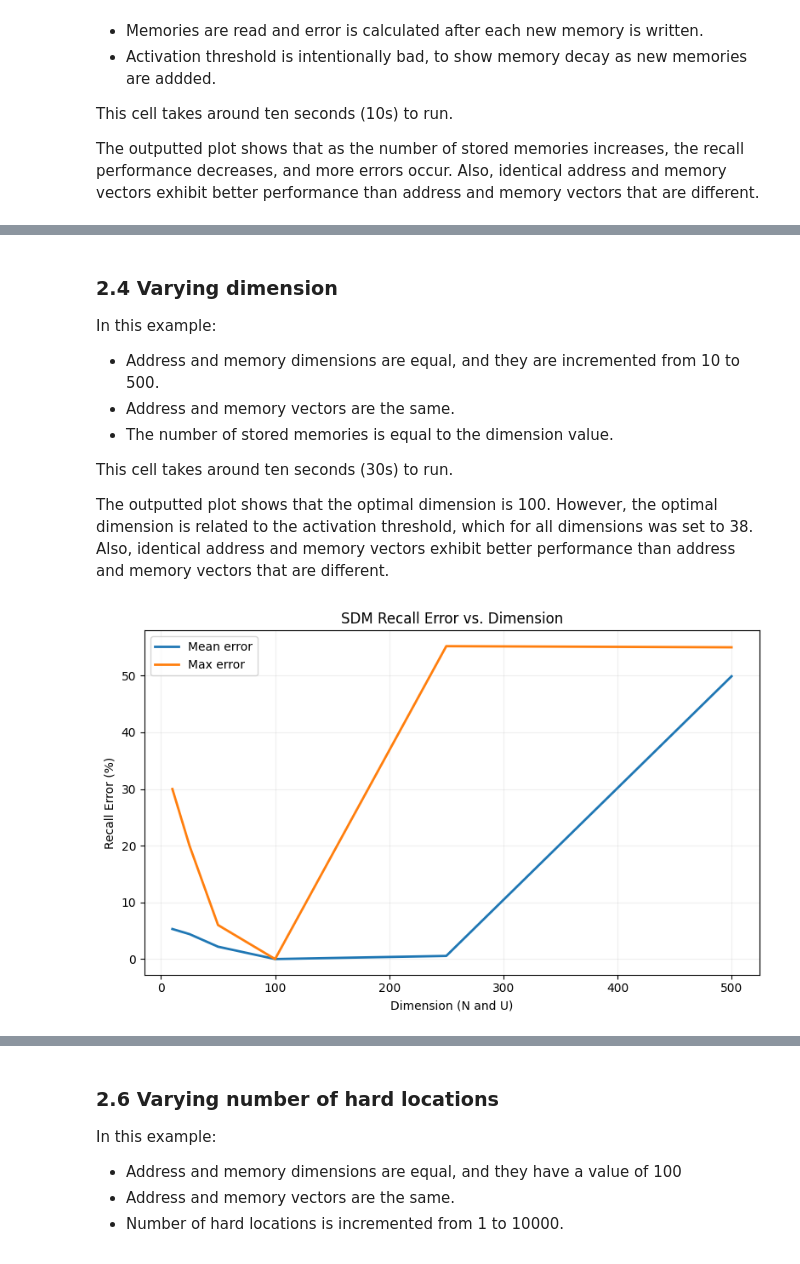
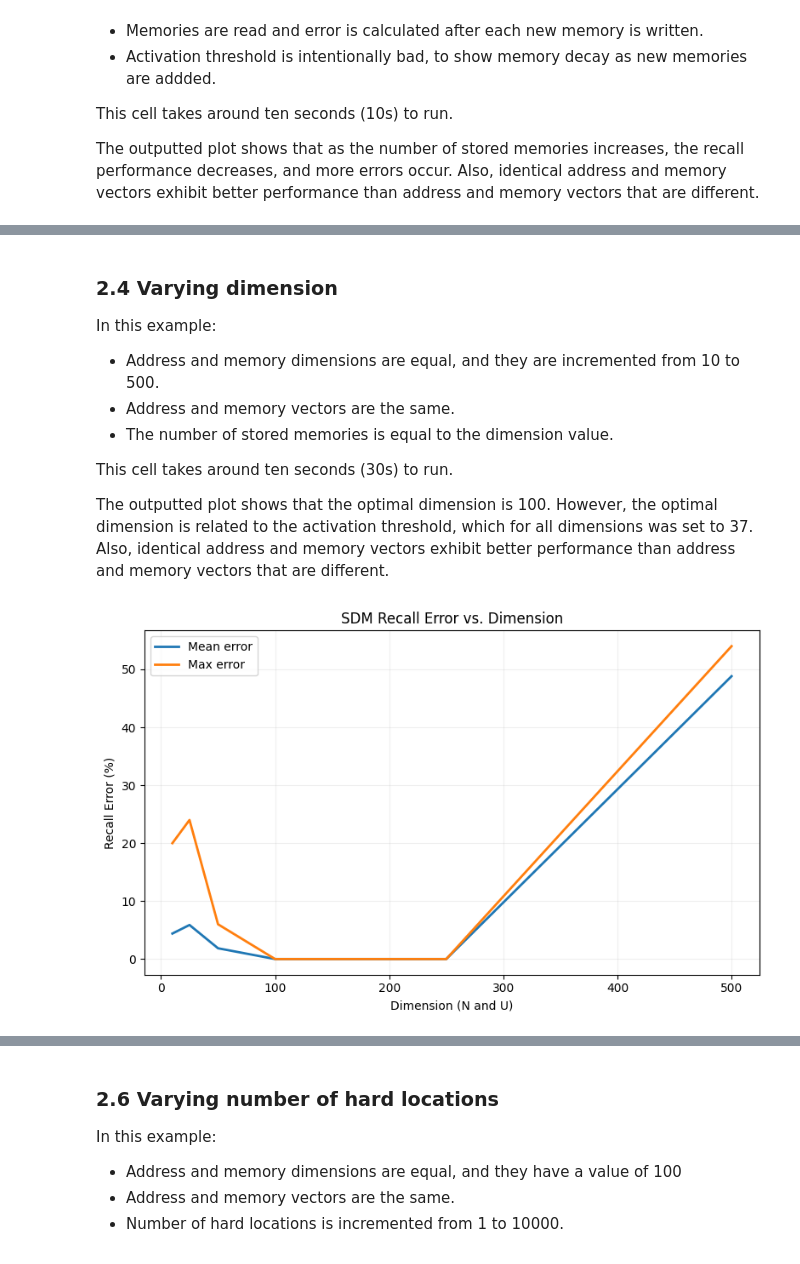
Before and after one commit to made-by-simon/experiments-with-sparse-distributed-memory, a Jupyter notebook: experiments.ipynb, the cells around one changed output, grey strips where cells are left out. Saved outputs shown, nothing was run; the diff lists cells and outputs as text; code cells hidden in the pictures.

```diff
--- a/experiments.ipynb
+++ b/experiments.ipynb
@@ -233,7 +237,7 @@ for dim in tqdm(dimensions):
         address_dimension=dim,
         memory_dimension=dim,
         num_locations=dim**2,
-        activation_threshold=0.38*dim  # This activation threshold is best suited for dimension of 100.
+        activation_threshold=0.37*dim  # This activation threshold is best suited for dimension of 100.
     )
     num_memories = 100
 
@@ -370,7 +374,7 @@ for M in tqdm(num_locations):
         address_dimension=100,
         memory_dimension=100,
         num_locations=M,
-        activation_threshold=38
+        activation_threshold=37
     )
     num_memories = 1000
 
@@ -435,7 +441,7 @@ SDM = KanervaSDM(
     address_dimension=100,
     memory_dimension=100,
     num_locations=10000,
-    activation_threshold=38
+    activation_threshold=37
 )
 
 # Create random address vector and memory vector.
@@ -482,7 +488,7 @@ SDM = KanervaSDM(
     address_dimension=100,
     memory_dimension=100,
     num_locations=10000,
-    activation_threshold=38
+    activation_threshold=37
 )
 
 num_memories = 1000
@@ -513,7 +519,6 @@ for i in range(num_memories):
 
 mean_error = np.mean(errors) / SDM.memory_dimension * 100
 max_error = np.max(errors) / SDM.memory_dimension *100
-max_error_idx = np.argmax(errors)
 
 print(f"\nMean recall error: {mean_error:.2f}%.")
 print(f"\nMax recall error: {max_error:.2f}%.")
@@ -600,7 +605,7 @@ In this example:
 
 This cell takes around ten seconds (30s) to run.
 
-The outputted plot shows that the optimal dimension is 100. However, the optimal dimension is related to the activation threshold, which for all dimensions was set to 38. Also, identical address and memory vectors exhibit better performance than address and memory vectors that are different.
+The outputted plot shows that the optimal dimension is 100. However, the optimal dimension is related to the activation threshold, which for all dimensions was set to 37. Also, identical address and memory vectors exhibit better performance than address and memory vectors that are different.
 # %%
 dimensions = [10, 25, 50, 100, 250, 500]
 mean_errors = []
@@ -612,7 +617,7 @@ for dim in tqdm(dimensions):
         address_dimension=dim,
         memory_dimension=dim,
         num_locations=dim**2,
-        activation_threshold=0.38*dim  # This activation threshold is best suited for dimension of 100.
+        activation_threshold=0.37*dim  # This activation threshold is best suited for dimension of 100.
     )
     num_memories = 100
 
@@ -629,34 +634,34 @@ for dim in tqdm(dimensions):
         addresses[i] = address
         memories[i] = memory
         SDM.write(address, memory)
 
     # Read memories.
     for i in range(num_memories):
         address = addresses[i]
         recalled_memory = SDM.read(address)
         recalled_memories[i] = recalled_memory
 
     # Calculate errors.
     for i in range(num_memories):
         errors[i] = np.sum(memories[i] != recalled_memories[i])
     mean_error = np.mean(errors) / SDM.memory_dimension * 100
     max_error = np.max(errors) / SDM.memory_dimension * 100
     mean_errors.append(mean_error)
     max_errors.append(max_error)
 
 # Plot results.
 plt.figure(figsize=(8, 5))
 plt.plot(dimensions, mean_errors, linewidth=2, label="Mean error")
 plt.plot(dimensions, max_errors, linewidth=2, label="Max error")
 plt.xlabel("Dimension (N and U)")
 plt.ylabel("Recall Error (%)")
 plt.title("SDM Recall Error vs. Dimension")
 plt.legend()
 plt.grid(True, alpha=0.2)
 plt.tight_layout()
 plt.show()
 # %% [output]
-[figure, old version]
+[figure, new version]
 # %% [markdown]
 ### 2.5 Varying activation threshold
 
```
Also changed, not shown: parts of 24 cells of this notebook.
